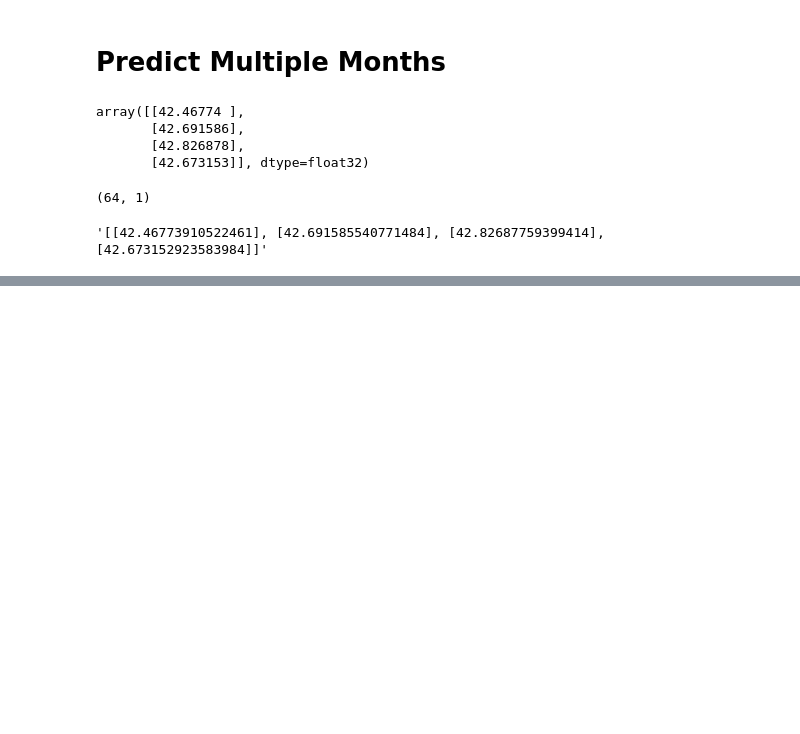
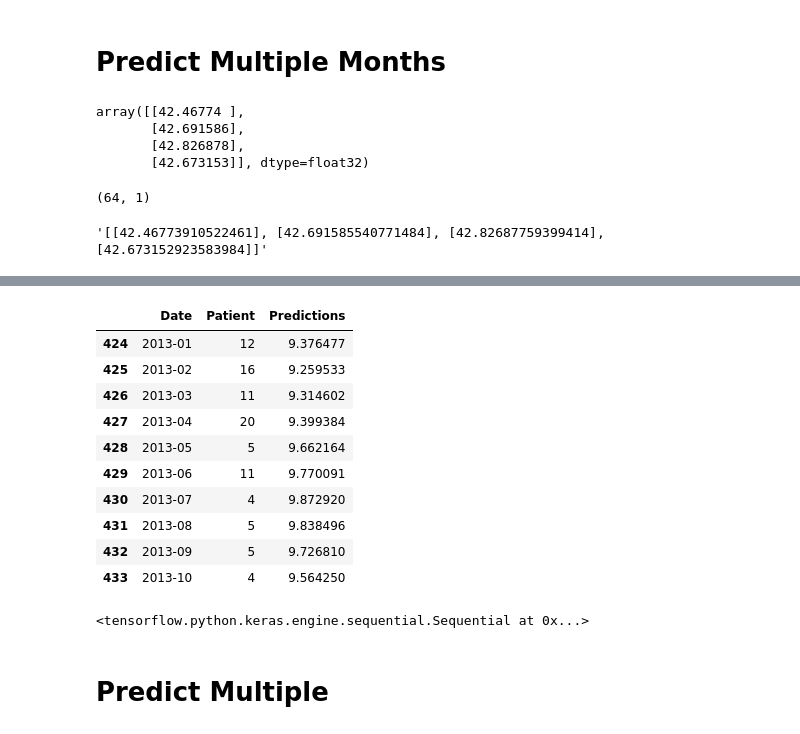
Before and after one commit to muwongeemmanuel/seemlos, a Jupyter notebook: Model/LOS_Encounter.ipynb, the cells around one changed output, grey strips where cells are left out. Saved outputs shown, nothing was run; the diff lists cells and outputs as text; code cells hidden in the pictures; blank space fills up the shorter version.

```diff
--- a/Model/LOS_Encounter.ipynb
+++ b/Model/LOS_Encounter.ipynb
@@ -763,0 +1052,14 @@ json_str
+# %%
+valid.head(10)
+# %% [output]
+|  | Date | Patient | Predictions |
+| 424 | 2013-01 | 12 | 9.376477 |
+| 425 | 2013-02 | 16 | 9.259533 |
+| 426 | 2013-03 | 11 | 9.314602 |
+| 427 | 2013-04 | 20 | 9.399384 |
+| 428 | 2013-05 | 5 | 9.662164 |
+| 429 | 2013-06 | 11 | 9.770091 |
+| 430 | 2013-07 | 4 | 9.872920 |
+| 431 | 2013-08 | 5 | 9.838496 |
+| 432 | 2013-09 | 5 | 9.726810 |
+| 433 | 2013-10 | 4 | 9.564250 |
@@ -763,0 +1070,4 @@ json_str
+# %%
+weekly_loaded_model
+# %% [output]
+<tensorflow.python.keras.engine.sequential.Sequential at 0x...>
@@ -763,0 +1091,2 @@ json_str
+# %% [markdown]
+# Predict Multiple
```
Also changed, not shown: parts of 28 cells of this notebook, 4 other files.
